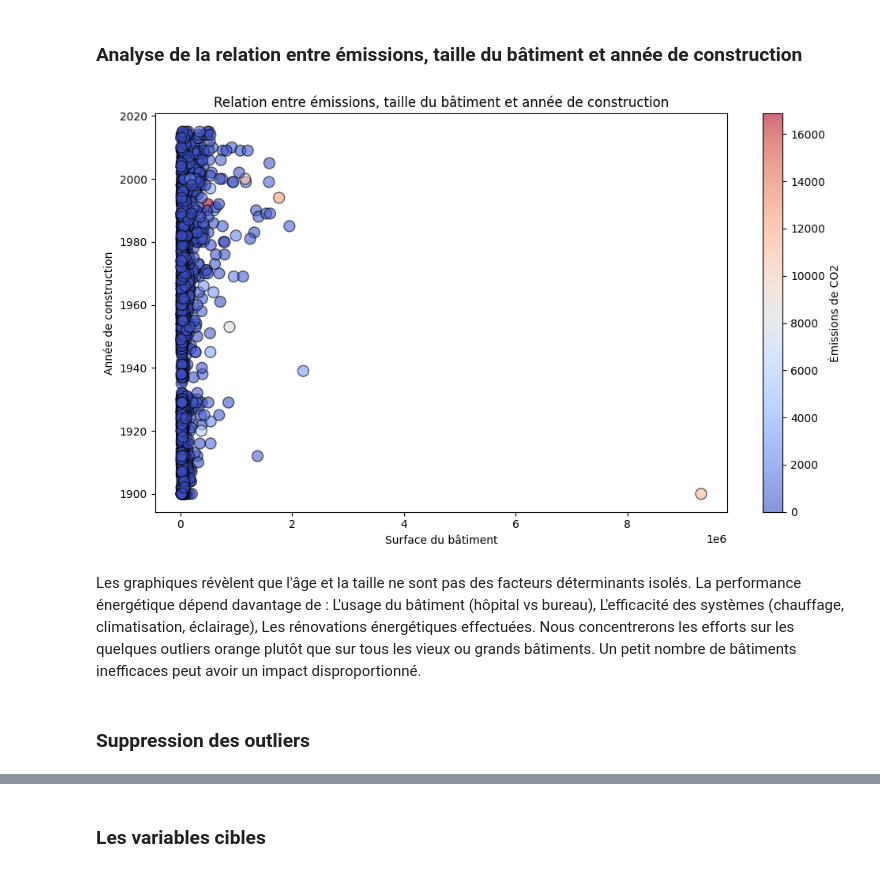
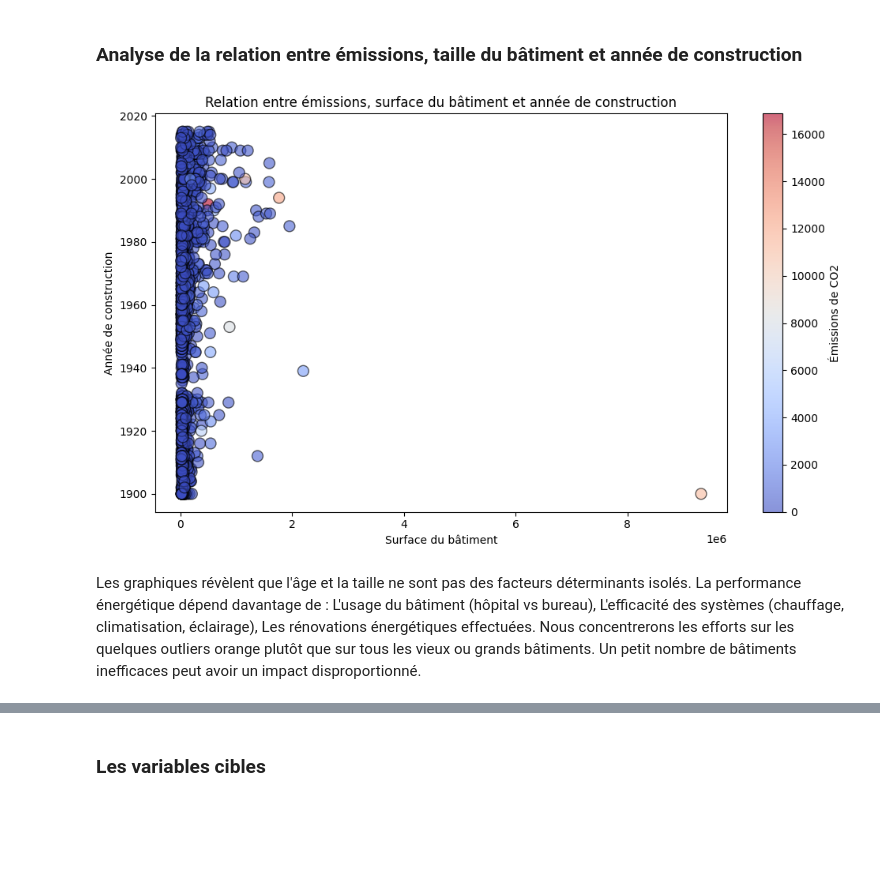
Before and after one commit to Ping689/ML-Prediction, a Jupyter notebook: solution_modelistation_supervisee.ipynb, the cells around one changed output, grey strips where cells are left out. Cells and saved outputs as stored; diff of their text form; code cells hidden in the pictures; blank space fills up the shorter version.

```diff
--- a/solution_modelistation_supervisee.ipynb
+++ b/solution_modelistation_supervisee.ipynb
@@ -254,33 +255,31 @@ Les établissements comme les supermarchés émettent relativement moins malgré
 # %%
 plt.figure(figsize=(10, 6))
 
 scatter = plt.scatter(
     df_clean['PropertyGFATotal'],
     df_clean['YearBuilt'],
     c=df_clean['TotalGHGEmissions'],
     alpha=0.6,
     s=100,
     cmap='coolwarm',
     edgecolors='black',
     linewidth=1
 )
 
 plt.xlabel("Surface du bâtiment")
 plt.ylabel("Année de construction")
-plt.title("Relation entre émissions, taille du bâtiment et année de construction")
+plt.title("Relation entre émissions, surface du bâtiment et année de construction")
 
 cbar = plt.colorbar(scatter)
 cbar.set_label("Émissions de CO2")
 
 plt.tight_layout()
 plt.show()
 # %% [output]
-[figure, old version]
+[figure, new version]
 # %% [markdown]
 Les graphiques révèlent que l'âge et la taille ne sont pas des facteurs déterminants isolés. La performance énergétique dépend davantage de :
 L'usage du bâtiment (hôpital vs bureau),
 L'efficacité des systèmes (chauffage, climatisation, éclairage),
 Les rénovations énergétiques effectuées.
 Nous concentrerons les efforts sur les quelques outliers orange plutôt que sur tous les vieux ou grands bâtiments. Un petit nombre de bâtiments inefficaces peut avoir un impact disproportionné.
-# %% [markdown]
-### Suppression des outliers
```
Also changed, not shown: parts of 25 cells of this notebook, 2 other files.
